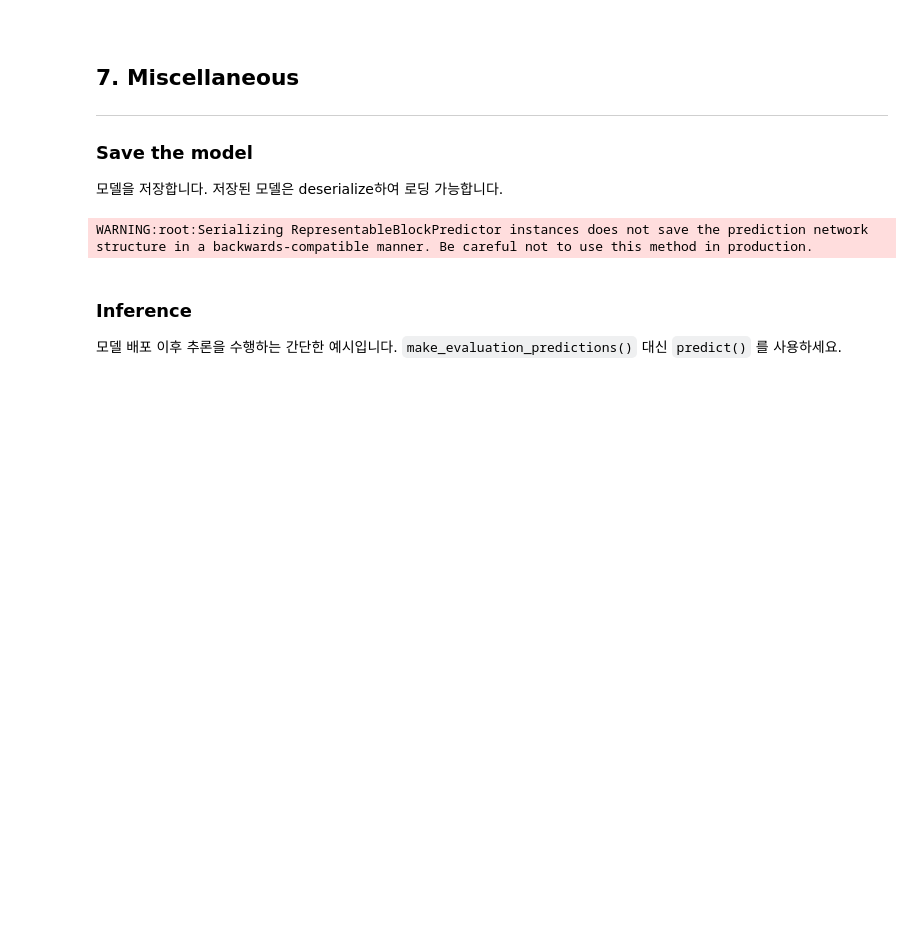
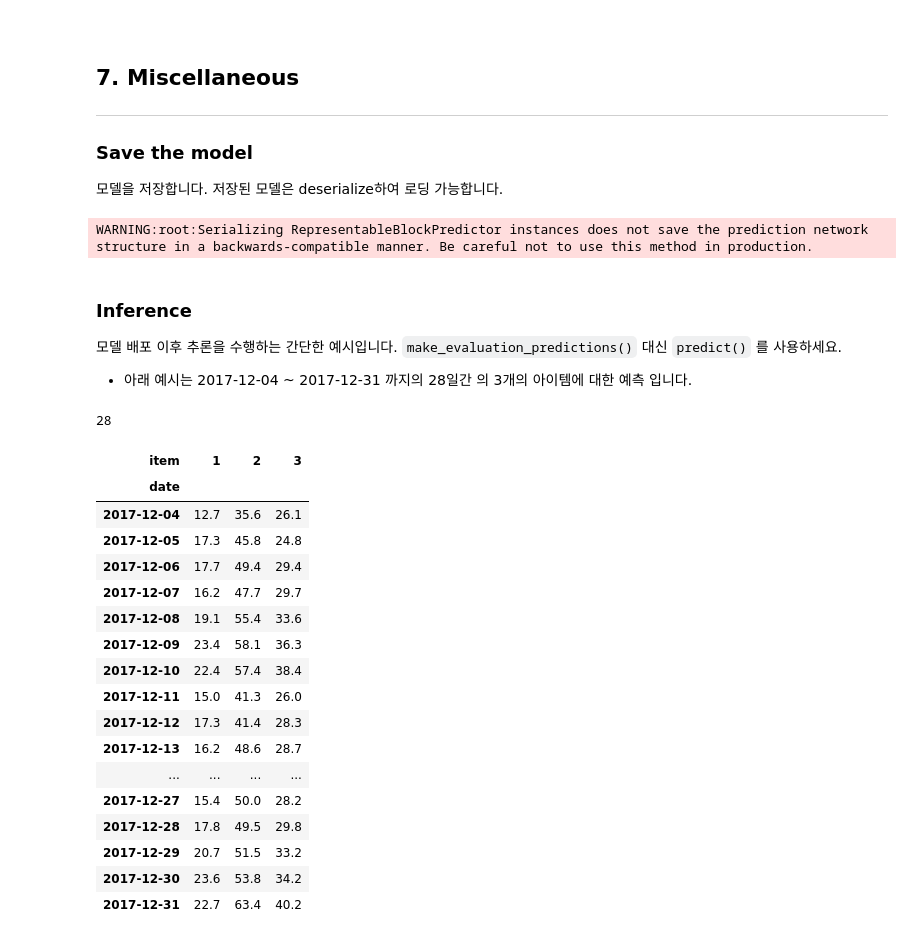
Before and after one commit to daekeun-ml/time-series-on-aws-hol, a Jupyter notebook: store-item-demand/1.training_local.ipynb, the cells around one changed output. Drawn from its saved outputs; the diff is of its cells as text; code cells hidden in the pictures; blank space fills up the shorter version.

```diff
--- a/store-item-demand/1.training_local.ipynb
+++ b/store-item-demand/1.training_local.ipynb
@@ -357,3 +460,4 @@ WARNING:root:Serializing RepresentableBlockPredictor instances does not save the
 ### Inference
 
 모델 배포 이후 추론을 수행하는 간단한 예시입니다. `make_evaluation_predictions()` 대신 `predict()` 를 사용하세요.
+- 아래 예시는 2017-12-04 ~ 2017-12-31 까지의 28일간 의 3개의 아이템에 대한 예측 입니다.
@@ -364,0 +464,29 @@ target_test_df = target_test_df.iloc[pred_length:,:n]
+# %%
+pred_length
+# %% [output]
+28
+# %%
+from IPython.display import display as dp
+
+n = 3
+target_test_df = target_df.iloc[-pred_length:,:n]
+dp(target_test_df)
+# %% [output]
+| item | 1 | 2 | 3 |
+| date |  |  |  |
+| 2017-12-04 | 12.7 | 35.6 | 26.1 |
+| 2017-12-05 | 17.3 | 45.8 | 24.8 |
+| 2017-12-06 | 17.7 | 49.4 | 29.4 |
+| 2017-12-07 | 16.2 | 47.7 | 29.7 |
+| 2017-12-08 | 19.1 | 55.4 | 33.6 |
+| 2017-12-09 | 23.4 | 58.1 | 36.3 |
+| 2017-12-10 | 22.4 | 57.4 | 38.4 |
+| 2017-12-11 | 15.0 | 41.3 | 26.0 |
+| 2017-12-12 | 17.3 | 41.4 | 28.3 |
+| 2017-12-13 | 16.2 | 48.6 | 28.7 |
+| ... | ... | ... | ... |
+| 2017-12-27 | 15.4 | 50.0 | 28.2 |
+| 2017-12-28 | 17.8 | 49.5 | 29.8 |
+| 2017-12-29 | 20.7 | 51.5 | 33.2 |
+| 2017-12-30 | 23.6 | 53.8 | 34.2 |
+| 2017-12-31 | 22.7 | 63.4 | 40.2 |
```
Also changed, not shown: parts of 38 cells of this notebook, 6 other files.
